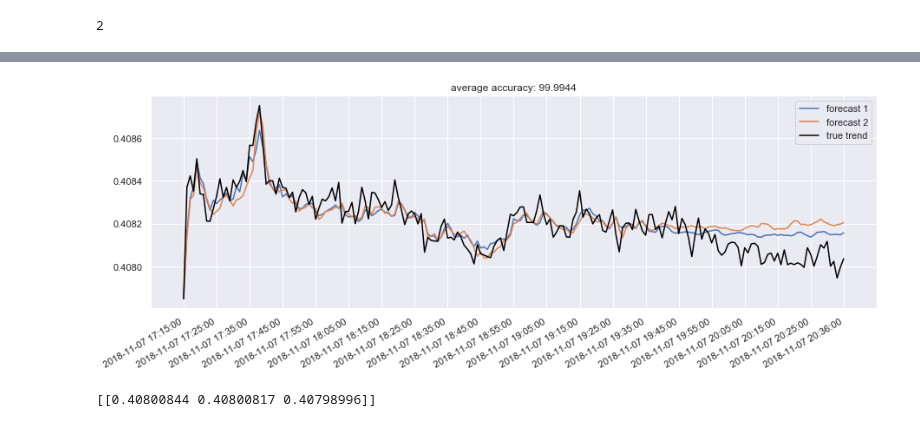
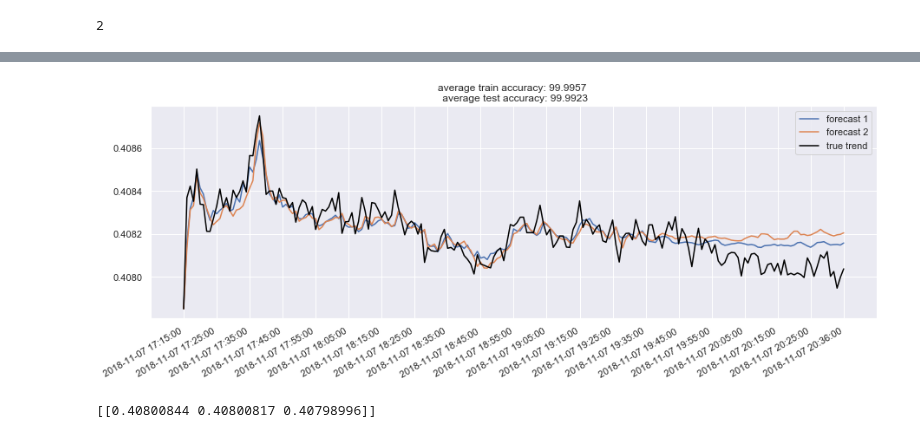
Before and after one commit to yingchen0505/stock_forecast, a Jupyter notebook: deep-learning/futures_ratio_forecast.ipynb, the cells around one changed output, grey strips where cells are left out. Drawn from its saved outputs; the diff is of its cells as text; code cells hidden in the pictures.

Commit message:
train test accuracies done

```diff
--- a/deep-learning/futures_ratio_forecast.ipynb
+++ b/deep-learning/futures_ratio_forecast.ipynb
@@ -269,23 +269,24 @@ results_frame.head
 
 [201 rows x 3 columns]>
 # %%
-accuracies = [calculate_accuracy(df['HCHI'].values, r[:]) for r in accepted_results]
+train_accuracies = [calculate_accuracy(df.loc[:DATASET_SIZE - TEST_SIZE - 1, 'HCHI'].values, r[:DATASET_SIZE - TEST_SIZE]) for r in accepted_results]
+test_accuracies = [calculate_accuracy(df.loc[DATASET_SIZE - TEST_SIZE:, 'HCHI'].values, r[DATASET_SIZE - TEST_SIZE:]) for r in accepted_results]
 
 plt.figure(figsize = (15, 5))
 for no, r in enumerate(accepted_results):
     plt.plot(r, label = 'forecast %d'%(no + 1))
 plt.plot(df['HCHI'], label = 'true trend', c = 'black')
 plt.legend()
-plt.title('average accuracy: %.4f'%(np.mean(accuracies)))
+plt.title('average train accuracy: {0:.4f} \n average test accuracy: {1:.4f}'.format(np.mean(train_accuracies), np.mean(test_accuracies)))
 
 x_range_future = np.arange(len(results[0]))
 tick_size = int(DATASET_SIZE / 20)
 plt.xticks(x_range_future[::tick_size], date_ori[::tick_size])
 plt.gcf().autofmt_xdate()
 plt.savefig('plot.png')
 plt.show()
 # %% [output]
-[figure, old version]
+[figure, new version]
 # %%
 accepted_results_arr = np.array(accepted_results)
 print(accepted_results_arr[:, -3:])
```
Also changed, not shown: 1 other file.
